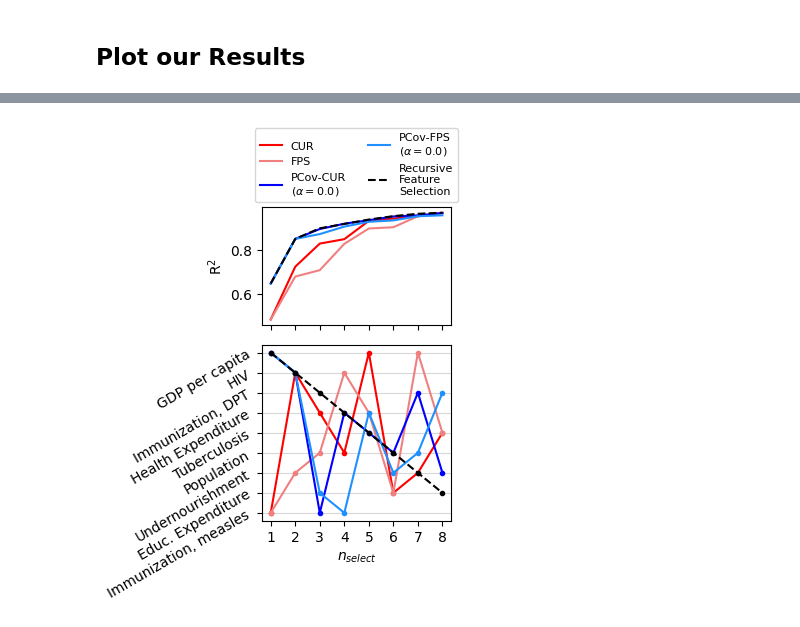
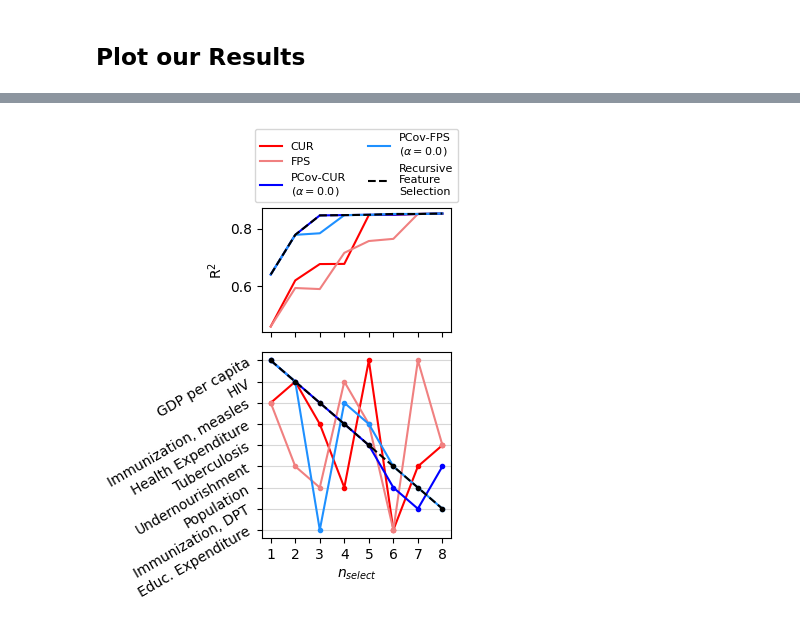
Before and after one commit to victorprincipe/skmatter-ore, a Jupyter notebook: paper/WhoDataset-Selection.ipynb, the cells around one changed output, grey strips where cells are left out. Cells and saved outputs as stored; diff of their text form; code cells hidden in the pictures.

Commit message:
updating WHO dataset selection
* change kernel ridge to linear ridge
* add similarity plot for the feature selection indices
* update seaborn to requirements txt

```diff
--- a/paper/WhoDataset-Selection.ipynb
+++ b/paper/WhoDataset-Selection.ipynb
@@ -89,10 +91,10 @@ X_train, X_test, y_train, y_test = train_test_split(X, y, test_size=0.3, shuffle
 # %% [markdown]
 ## Provide an estimated target for the feature selector
 # %%
-kernel_params = {"kernel": "rbf", "gamma": 0.08858667904100832}
-krr = KernelRidge(alpha=0.006158482110660267, **kernel_params)
+lr = LinearRegression(fit_intercept=False)
 
-yp_train = krr.fit(X_train, y_train).predict(X_train)
+
+yp_train = lr.fit(X_train, y_train).predict(X_train)
 # %% [markdown]
 ## Compute the Selections for Each Selector Type
 # %%
@@ -133,17 +135,30 @@ class RecursiveFeatureAddition:
         self.n_to_select = n_to_select
         self.selected_idx_ = np.zeros(n_to_select, dtype=int)
     def fit(self, X, y):
+        global lr
         remaining = np.arange(X.shape[1])
         for n in range(self.n_to_select):
             errors = np.zeros(len(remaining))
             for i, pp in enumerate(remaining):
-                krr.fit(
+                lr.fit(
                     X[:, [*self.selected_idx_[:n], pp]], y
                 )
-                errors[i] = krr.score(X[:, [*self.selected_idx_[:n], pp]], y)
+                errors[i] = lr.score(X[:, [*self.selected_idx_[:n], pp]], y)
             self.selected_idx_[n] = remaining[np.argmax(errors)]
             remaining = np.array(np.delete(remaining, np.argmax(errors)), dtype=int)
         return self
 rfa = RecursiveFeatureAddition(n_select).fit(X_train, y_train)
+# %%
+selected_idx = np.array([selector.selected_idx_ for selector in [cur, fps, pcur, pfps, rfa]]).T
+ranks = np.arange(9)[selected_idx]
+# %%
+import scipy
+
+weights = np.arange(9)
+similarity = np.zeros((len(selected_idx.T), len(selected_idx.T)))
+for i in range(len(selected_idx.T)):
+    for j in range(len(selected_idx.T)):
+        similarity[i,j] = scipy.stats.weightedtau(
+            selected_idx[:, i], selected_idx[:, j], rank=weights)[0]
 # %% [markdown]
 ## Plot our Results
@@ -155,34 +185,37 @@ all_errors = {}
 for selector, color, linestyle, label in zip(
     [cur, fps, pcur, pfps, rfa],
     ["red", "lightcoral", "blue", "dodgerblue", "black"],
     ["solid", "solid", "solid", "solid", "dashed"],
     [
         "CUR",
         "FPS",
         "PCov-CUR\n"+r"($\alpha=0.0$)",
         "PCov-FPS\n"+r"($\alpha=0.0$)",
         "Recursive\nFeature\nSelection",
     ],
 ):
+    global lr
     if label not in all_errors:
         errors = np.zeros(len(ns))
         for i, n in enumerate(ns):
-            krr.fit(X_train[:, selector.selected_idx_[:n]], y_train)
-            errors[i] = krr.score(X_test[:, selector.selected_idx_[:n]], y_test)
+            lr.fit(X_train[:, selector.selected_idx_[:n]], y_train)
+            errors[i] = lr.score(X_test[:, selector.selected_idx_[:n]], y_test)
         all_errors[label] = errors
     axes[0].plot(ns, all_errors[label], c=color, label=label, linestyle=linestyle)
     axes[1].plot(ns, selector.selected_idx_[:max(ns)], c=color, marker='.', linestyle=linestyle)
 
 axes[1].set_xlabel(r"$n_{select}$")
 axes[1].set_xticks(range(1, n_select))
 axes[0].set_ylabel(r"R$^2$")
 axes[1].set_yticks(np.arange(X.shape[1]))
 axes[1].set_yticklabels(column_names, rotation=30, fontsize=10)
 axes[0].legend(ncol=2, fontsize=8, bbox_to_anchor=(0.5, 1.0), loc='lower center')
 axes[1].invert_yaxis()
 axes[1].grid(axis='y', alpha=0.5)
 plt.tight_layout()
-plt.savefig('who-selection.png', bbox_inches='tight')
+#plt.savefig('who-selection.png', bbox_inches='tight', dpi=300)
+#plt.savefig('who-selection.pdf', bbox_inches='tight', dpi=300)
+#plt.savefig('who-selection.svg', bbox_inches='tight', dpi=300)
 plt.show()
 # %% [output]
-[figure, old version]
+[figure, new version]
```
Also changed, not shown: parts of 4 cells of this notebook, 1 other file.
